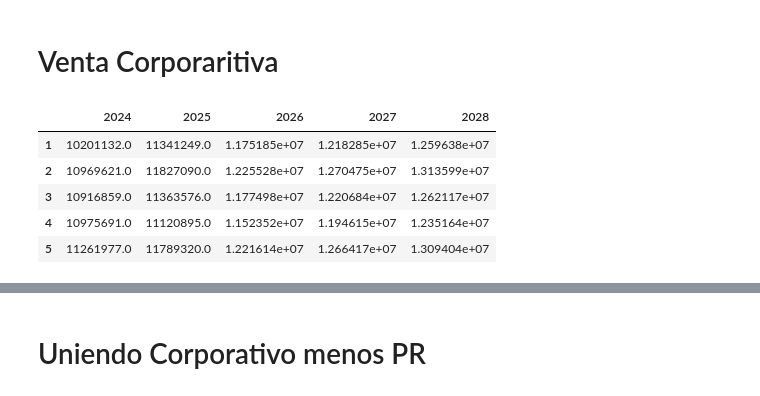
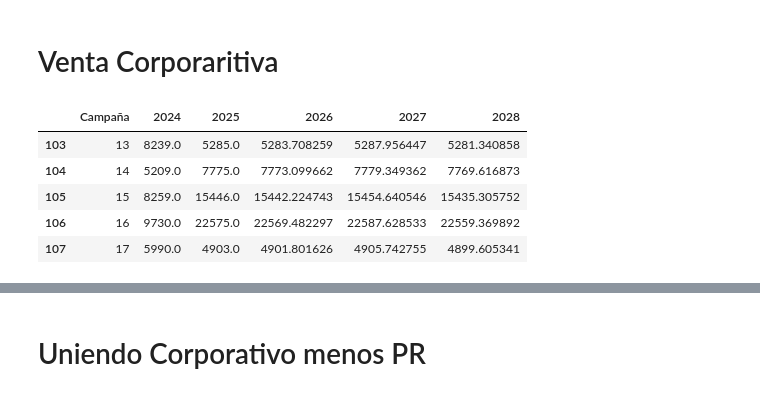
Before and after one commit to Williamindustrial/Rolling-Forecast-Belcorp, a Jupyter notebook: CalculoGraficasRolling.ipynb, the cells around one changed output, grey strips where cells are left out. Cells and saved outputs as stored; diff of their text form; code cells hidden in the pictures.

```diff
--- a/CalculoGraficasRolling.ipynb
+++ b/CalculoGraficasRolling.ipynb
@@ -10,15 +11,30 @@ campañasIniciales=10
 # %%
-Carpeta=r"C:\Users\williamtorres\OneDrive - CETCO S.A\Rolling forecast\Corrida 09.06.2025"
+Carpeta=r"C:\Users\williamtorres\OneDrive - CETCO S.A\SAP IBP\Rolling forecast\22.08.2025"
 # %% [markdown]
 # Venta Corporaritiva
 # %%
-df_ventaCorp=  pd.read_csv(Carpeta+'\\Resultado CORP\\VentaCorp.csv')
-df_ventaCorp.index = range(1, len(df_ventaCorp) + 1)
-df_ventaCorp.head()
+# Lista para guardar los dataframes de cada carpeta
+lista_df = []
+
+for subcarpeta in os.listdir(Carpeta+'\Resultado CORP'):
+    ruta_subcarpeta = os.path.join(Carpeta+'\Resultado CORP', subcarpeta)
+    archivo = os.path.join(ruta_subcarpeta, "VentaCorp.csv")
+    # Verifica si es carpeta y si contiene el archivo VentaCorp.csv
+    if os.path.isdir(ruta_subcarpeta) and os.path.exists(archivo):
+        try:
+            df_temp = pd.read_csv(archivo)
+            df_temp = df_temp.reset_index().rename(columns={"index": "Campaña"})
+            lista_df.append(df_temp)
+        except Exception as e:
+            print(f"Error leyendo {archivo}: {e}")
+
+# Concatenar todo en un solo DataFrame
+df_ventaCorp = pd.concat(lista_df, ignore_index=True)
+df_ventaCorp.tail()
 # %% [output]
-|  | 2024 | 2025 | 2026 | 2027 | 2028 |
-| 1 | 10201132.0 | 11341249.0 | 1.175185e+07 | 1.218285e+07 | 1.259638e+07 |
-| 2 | 10969621.0 | 11827090.0 | 1.225528e+07 | 1.270475e+07 | 1.313599e+07 |
-| 3 | 10916859.0 | 11363576.0 | 1.177498e+07 | 1.220684e+07 | 1.262117e+07 |
-| 4 | 10975691.0 | 11120895.0 | 1.152352e+07 | 1.194615e+07 | 1.235164e+07 |
-| 5 | 11261977.0 | 11789320.0 | 1.221614e+07 | 1.266417e+07 | 1.309404e+07 |
+|  | Campaña | 2024 | 2025 | 2026 | 2027 | 2028 |
+| 103 | 13 | 8239.0 | 5285.0 | 5283.708259 | 5287.956447 | 5281.340858 |
+| 104 | 14 | 5209.0 | 7775.0 | 7773.099662 | 7779.349362 | 7769.616873 |
+| 105 | 15 | 8259.0 | 15446.0 | 15442.224743 | 15454.640546 | 15435.305752 |
+| 106 | 16 | 9730.0 | 22575.0 | 22569.482297 | 22587.628533 | 22559.369892 |
+| 107 | 17 | 5990.0 | 4903.0 | 4901.801626 | 4905.742755 | 4899.605341 |
```
Also changed, not shown: parts of 29 cells of this notebook, 7 other files.
